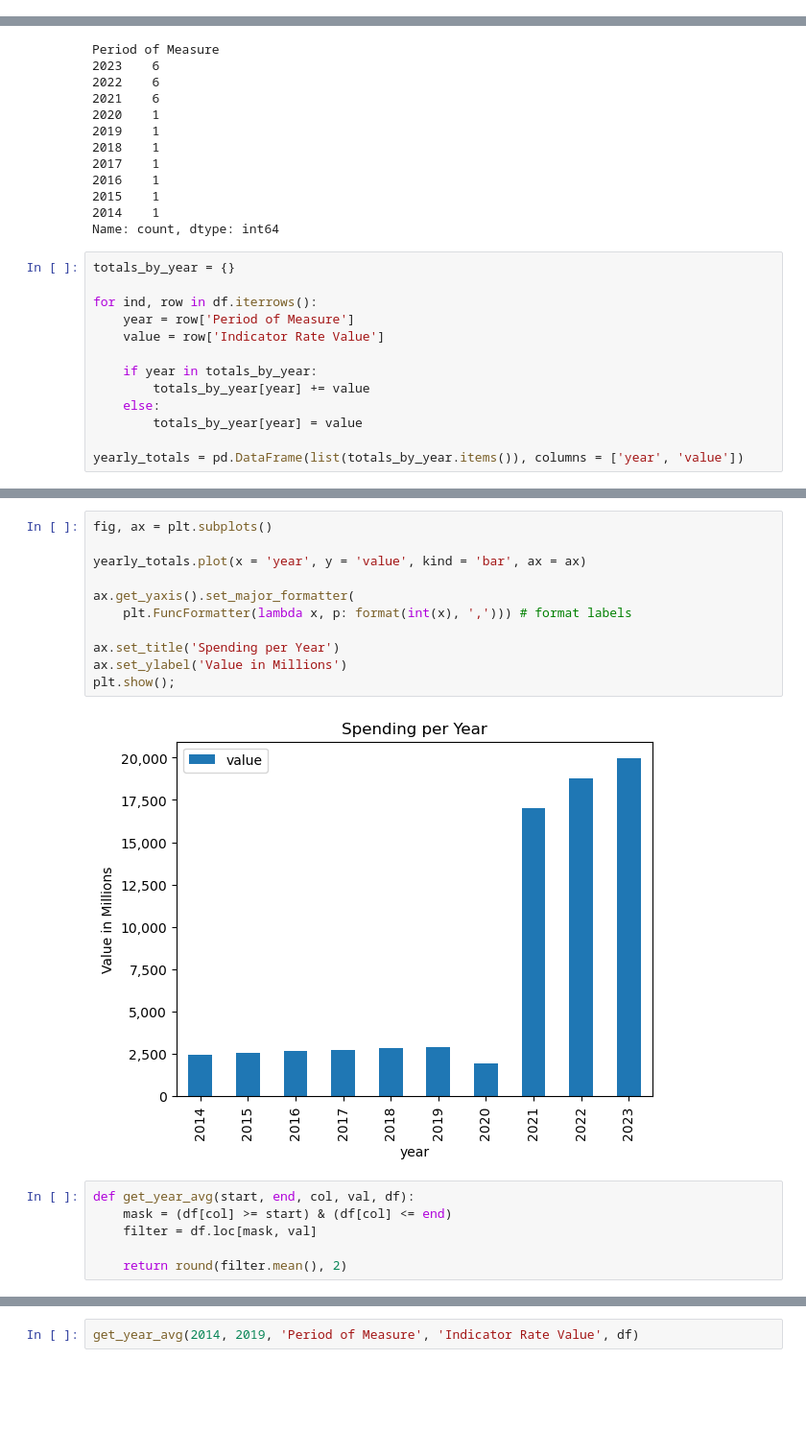
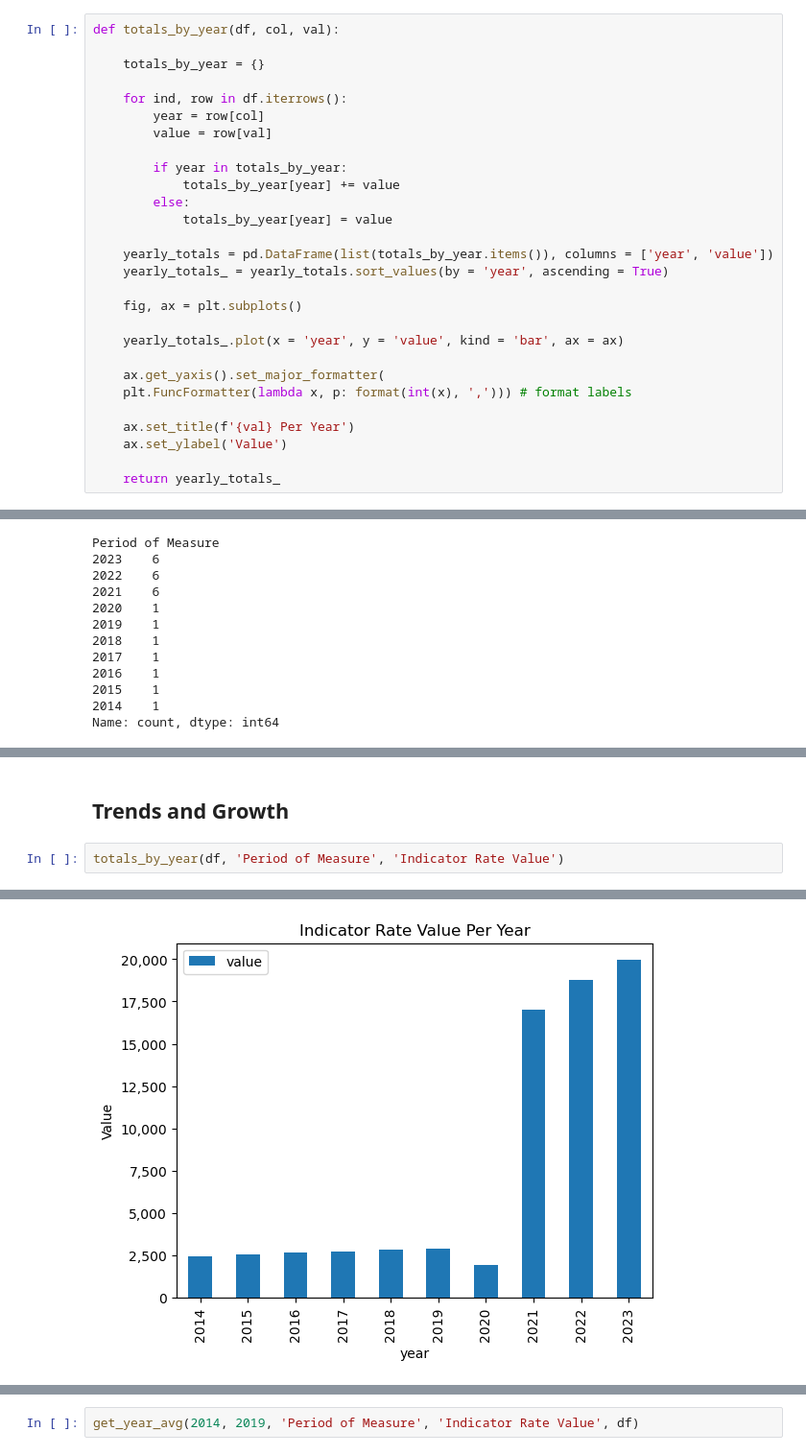
Before and after one commit to Djohnson1313/washoe_tourism_impact, a Jupyter notebook: washoe_tourism_impact_nb.ipynb, the cells around one changed output, grey strips where cells are left out. Shown: that part at 96% size. Drawn from its saved outputs; the diff is of its cells as text; blank space fills up the shorter version.

Commit message:
start rev by cat

```diff
--- a/washoe_tourism_impact_nb.ipynb
+++ b/washoe_tourism_impact_nb.ipynb
@@ -6,0 +37,28 @@ df = pd.read_csv('indicator_data_download_20250626.csv')
+# %%
+def totals_by_year(df, col, val):
+
+    totals_by_year = {}
+
+    for ind, row in df.iterrows():
+        year = row[col]
+        value = row[val]
+
+        if year in totals_by_year:
+            totals_by_year[year] += value
+        else:
+            totals_by_year[year] = value
+
+    yearly_totals = pd.DataFrame(list(totals_by_year.items()), columns = ['year', 'value'])
+    yearly_totals_ = yearly_totals.sort_values(by = 'year', ascending = True)
+
+    fig, ax = plt.subplots()
+
+    yearly_totals_.plot(x = 'year', y = 'value', kind = 'bar', ax = ax)
+
+    ax.get_yaxis().set_major_formatter(
+    plt.FuncFormatter(lambda x, p: format(int(x), ','))) # format labels
+
+    ax.set_title(f'{val} Per Year')
+    ax.set_ylabel('Value')
+
+    return yearly_totals_
@@ -70,16 +171,3 @@ Period of Measure
 2015    1
 2014    1
 Name: count, dtype: int64
-# %%
-totals_by_year = {}
-
-for ind, row in df.iterrows():
-    year = row['Period of Measure']
-    value = row['Indicator Rate Value']
-
-    if year in totals_by_year:
-        totals_by_year[year] += value
-    else:
-        totals_by_year[year] = value
-
-yearly_totals = pd.DataFrame(list(totals_by_year.items()), columns = ['year', 'value'])
@@ -101,19 +174,5 @@ yearly_totals
-# %%
-fig, ax = plt.subplots()
-
-yearly_totals.plot(x = 'year', y = 'value', kind = 'bar', ax = ax)
-
-ax.get_yaxis().set_major_formatter(
-    plt.FuncFormatter(lambda x, p: format(int(x), ','))) # format labels
-
-ax.set_title('Spending per Year')
-ax.set_ylabel('Value in Millions')
-plt.show();
-# %% [output]
-[figure, removed]
-# %%
-def get_year_avg(start, end, col, val, df):
-    mask = (df[col] >= start) & (df[col] <= end)
-    filter = df.loc[mask, val]
-
-    return round(filter.mean(), 2)
+# %% [markdown]
+## Trends and Growth
+# %%
+totals_by_year(df, 'Period of Measure', 'Indicator Rate Value')
+# %% [output]
@@ -119,0 +190 @@ def get_year_avg(start, end, col, val, df):
+[figure, added]
```
Also changed, not shown: parts of 26 cells of this notebook.
